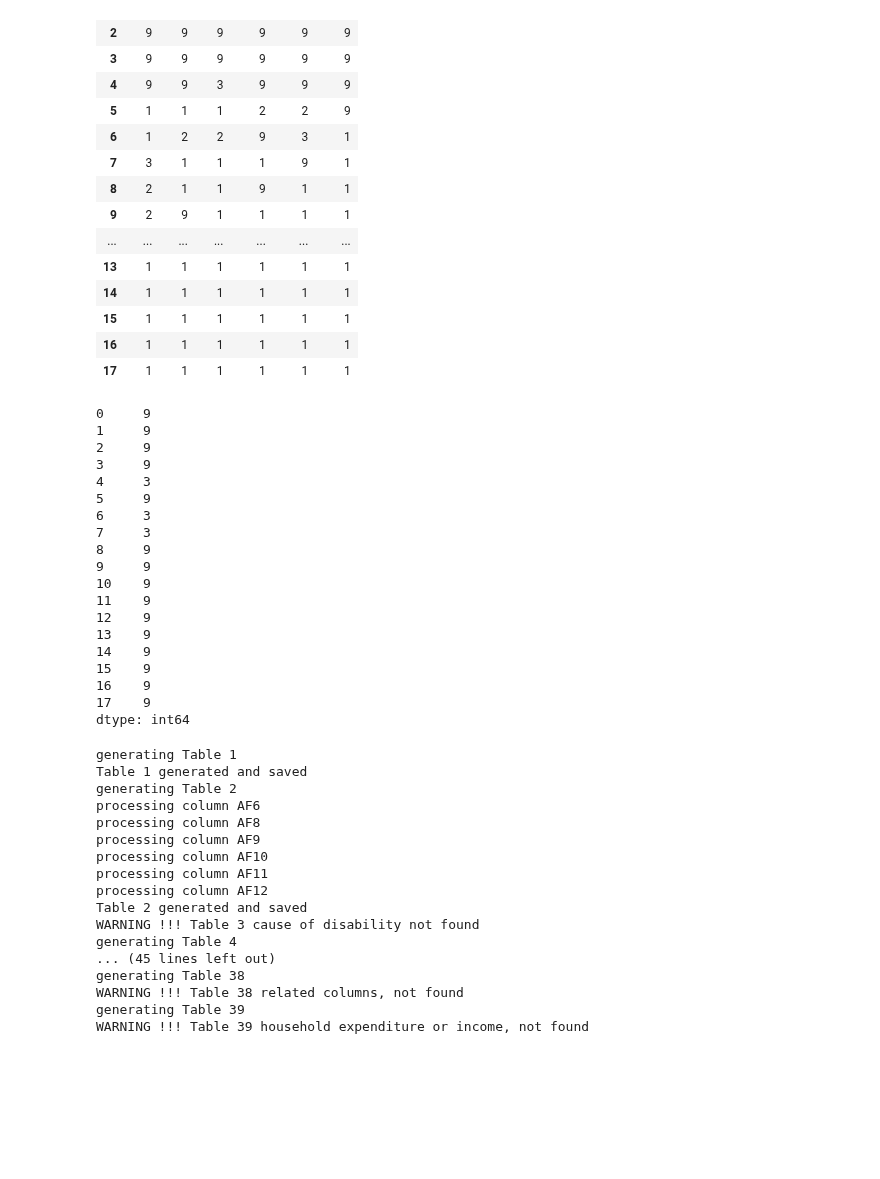
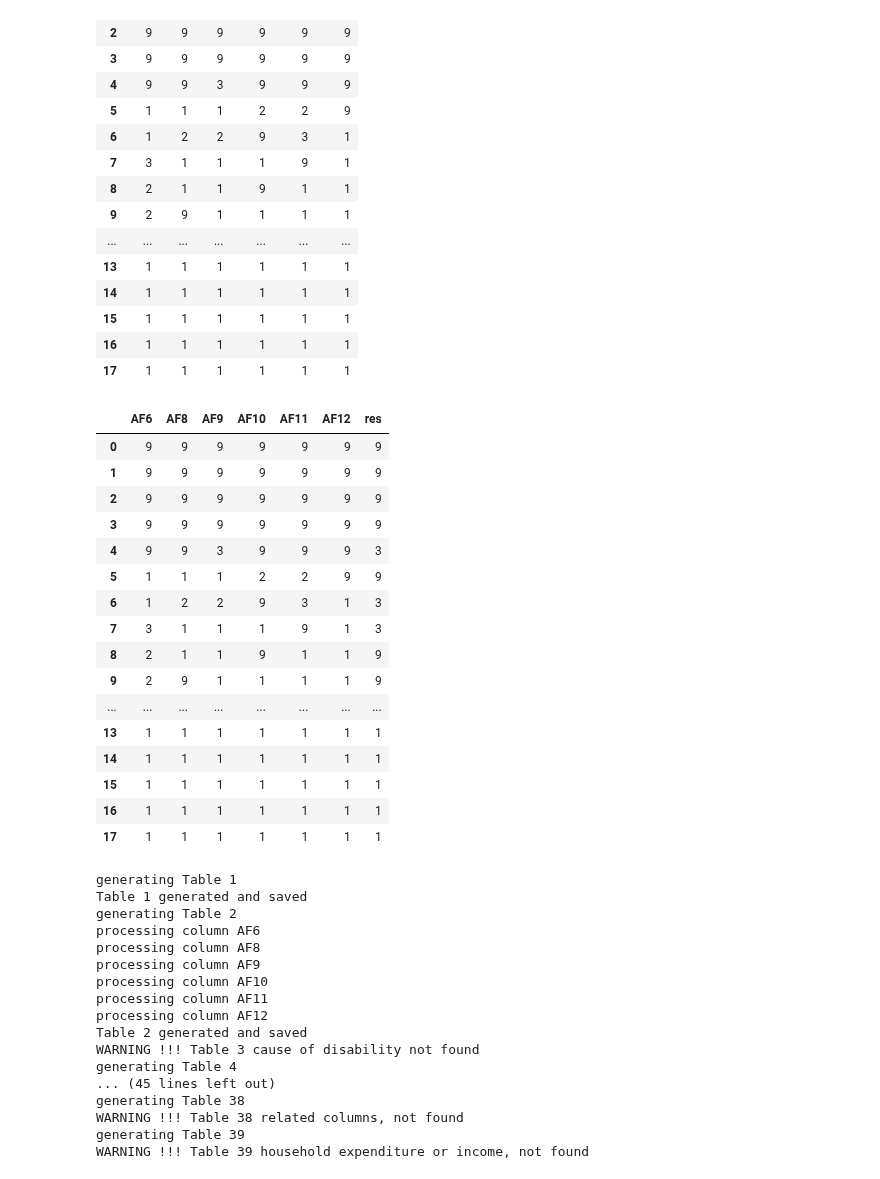
Before and after one commit to raffi1974/MICS, a Jupyter notebook: MICS_Palestine.ipynb, the cells around one changed output. Saved outputs shown, nothing was run; the diff lists cells and outputs as text; code cells hidden in the pictures; blank space fills up the shorter version.

```diff
--- a/MICS_Palestine.ipynb
+++ b/MICS_Palestine.ipynb
@@ -1002,34 +1002,35 @@ d
 | 17 | 1 | 1 | 1 | 1 | 1 | 1 |
 # %%
 def has_disability(row):
-    if all(row.isin([1,2,9])):
+    if all(row.isin([1,2])):
+        return(row.max())
+    elif all(row.isin([1,2,9])):
         return(9)
     elif all(row.isin([1,2,3,9])):
         return(3)
     elif all(row.isin([1,2,3,4,9])):
         return(4)
 
 d['res']=d.apply(has_disability, axis=1)
+d
 # %% [output]
-0     9
-1     9
-2     9
-3     9
-4     3
-5     9
-6     3
-7     3
-8     9
-9     9
-10    9
-11    9
-12    9
-13    9
-14    9
-15    9
-16    9
-17    9
-dtype: int64
+|  | AF6 | AF8 | AF9 | AF10 | AF11 | AF12 | res |
+| 0 | 9 | 9 | 9 | 9 | 9 | 9 | 9 |
+| 1 | 9 | 9 | 9 | 9 | 9 | 9 | 9 |
+| 2 | 9 | 9 | 9 | 9 | 9 | 9 | 9 |
+| 3 | 9 | 9 | 9 | 9 | 9 | 9 | 9 |
+| 4 | 9 | 9 | 3 | 9 | 9 | 9 | 3 |
+| 5 | 1 | 1 | 1 | 2 | 2 | 9 | 9 |
+| 6 | 1 | 2 | 2 | 9 | 3 | 1 | 3 |
+| 7 | 3 | 1 | 1 | 1 | 9 | 1 | 3 |
+| 8 | 2 | 1 | 1 | 9 | 1 | 1 | 9 |
+| 9 | 2 | 9 | 1 | 1 | 1 | 1 | 9 |
+| ... | ... | ... | ... | ... | ... | ... | ... |
+| 13 | 1 | 1 | 1 | 1 | 1 | 1 | 1 |
+| 14 | 1 | 1 | 1 | 1 | 1 | 1 | 1 |
+| 15 | 1 | 1 | 1 | 1 | 1 | 1 | 1 |
+| 16 | 1 | 1 | 1 | 1 | 1 | 1 | 1 |
+| 17 | 1 | 1 | 1 | 1 | 1 | 1 | 1 |
 # %%
 process.generate_xtabs()
 # %% [output]
```
